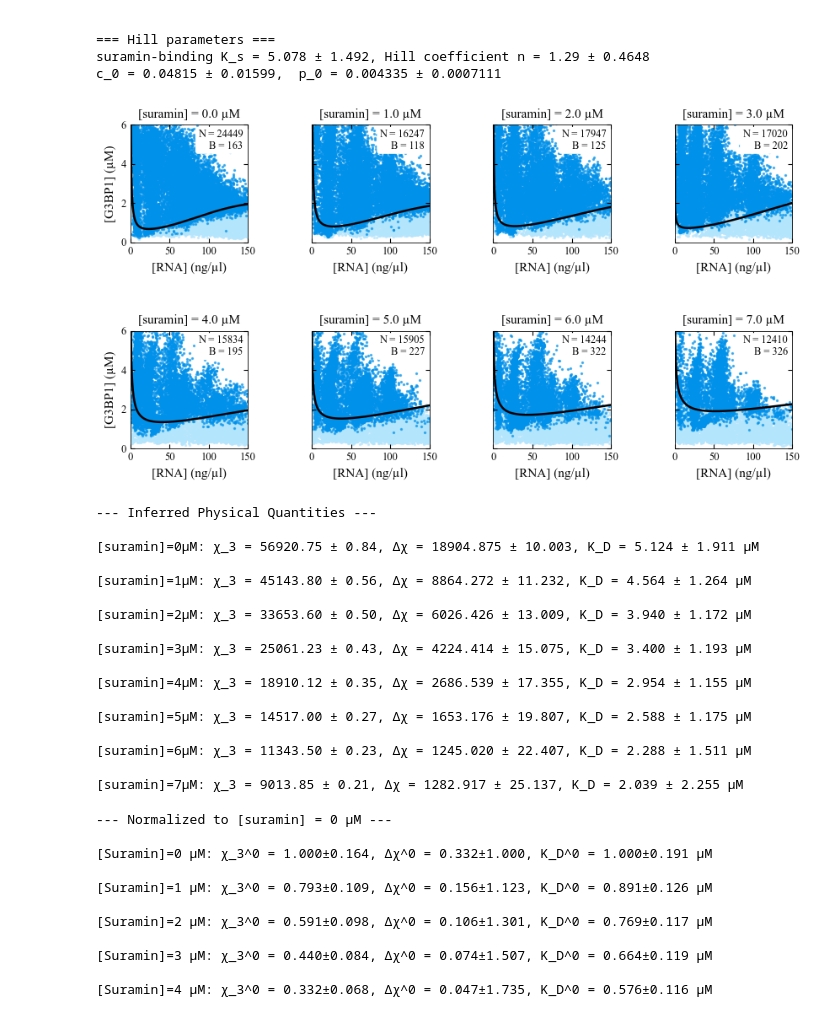
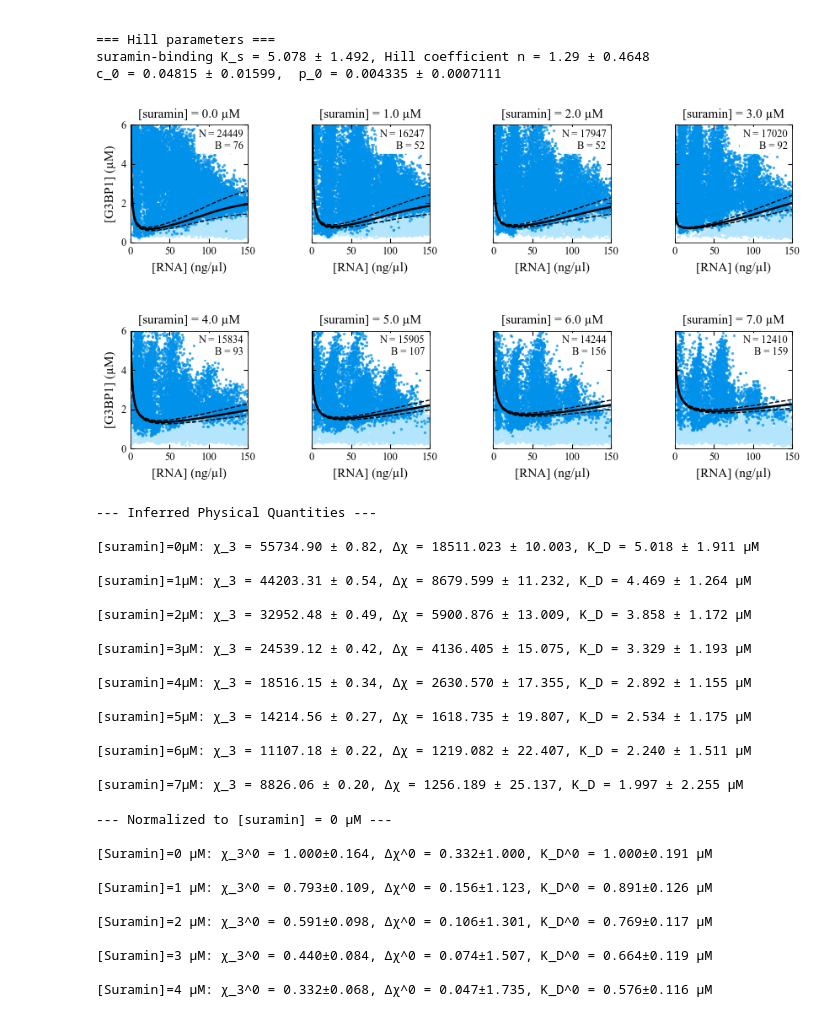
Before and after one commit to jialeqiao/Reentrant-phase-boundary, a Jupyter notebook: Figure_3.ipynb, the cells around one changed output. Saved outputs shown, nothing was run; the diff lists cells and outputs as text; code cells hidden in the pictures.

```diff
--- a/Figure_3.ipynb
+++ b/Figure_3.ipynb
@@ -348,7 +379,7 @@ fig = plt.figure(figsize=(panel_size * ncols, panel_size * nrows))
 axes = fig.subplots(nrows, ncols, sharey=True).flatten()
 
 for ax in axes:
-    ax.set_box_aspect(1)   # ensures square axes (independent of data limits)
+    ax.set_box_aspect(1)   # ensures square axes
 
 xx = np.linspace(1e-5, 150, 500)
 
@@ -363,19 +394,20 @@ for i, ax in enumerate(axes[:nslabs]):
     dil = section[label == 0]
     den = section[label == 1]
 
-    if "colors" in globals():
-        ax.scatter(dil['RNA'], dil['Protein'], s=2, color=colors[0][0], alpha=0.6)
-        ax.scatter(den['RNA'], den['Protein'], s=2, color=colors[0][1], alpha=0.6)
-    else:
-        ax.scatter(dil['RNA'], dil['Protein'], s=2, alpha=0.45)
-        ax.scatter(den['RNA'], den['Protein'], s=2, alpha=0.45)
 
-    X_plot = np.vstack([xx, np.full_like(xx, i, dtype=float)])
-    y_fit = model_global(X_plot, *popt)
+    ax.scatter(dil['RNA'], dil['Protein'], s=2, color='#b3e5fc', alpha=0.6)
+    ax.scatter(den['RNA'], den['Protein'], s=2, color='#0091ea', alpha=0.6)
+
+
+    X_plot, y_fit, yb_lo, yb_hi = get_fit_and_envelope(
+    i, xx, popt, perr, model_global, lower=lower, upper=upper)
+
     ax.plot(xx, y_fit, color="black", lw=1.8)
+    ax.plot(xx, yb_hi, color="black", ls="--", lw=1.0)
+    ax.plot(xx, yb_lo, color="black", ls="--", lw=1.0)
 
     # Data number counts printed in each panel
-    txt = (  f"N = {ndata_total[i]}\n"  f"B = {bcount_fit[i]+bcount_raw[i]}" )
+    txt = (  f"N = {ndata_total[i]}\n"  f"B = {bcount_fit[i]}" )
 
     ax.text(
         0.96, 0.96, txt,
@@ -383,34 +415,34 @@ for i, ax in enumerate(axes[:nslabs]):
         ha="right",
         va="top",
         fontsize=9,
         bbox=dict(boxstyle="round,pad=0.25", facecolor="white", edgecolor="none", alpha=1.0),
         zorder=10
     )
 
     ax.set_xlabel("[RNA] (ng/µl)")
     ax.set_title("[suramin] = " + names[i])
     ax.set_xlim(0, 150)
 
 axes[0].set_ylabel("[G3BP1] (µM)")
 axes[4].set_ylabel("[G3BP1] (µM)")
 
 for ax in axes[nslabs:]:
     ax.remove()
 
 plt.ylim(0, 6)
 
 plt.subplots_adjust(
     left=0.12,
     right=0.98,
     bottom=0.10,
     top=0.90,
     wspace=0.20,   # horizontal spacing
     hspace=0.75    # vertical spacing
 )
 
 plt.show()
 # %% [output]
-[figure, old version]
+[figure, new version]
 # %%
 # Calculate physical parameters:
 # Three-body repulsion χ_3, Competition Δχ, G3BP1-RNA dissociation constant K_D
@@ -511,12 +543,12 @@ for i in range(len(slab_values)):
 # L^1 = 10**3, L^2 = 10**4, 1ng/ul = 0.48 * 10**(-3) uM
 
 # Three-body repulsion
-repulsion_vals = c_vals/(1.8*1000*0.47*1e-9)
-repulsion_err  = c_err /(1.8*1000*0.47*1e-9)
+repulsion_vals = c_vals/(1.8*1000*0.48*1e-9)
+repulsion_err  = c_err /(1.8*1000*0.48*1e-9)
 
 # Competition
-competition_vals = p_vals/(1.8*0.01*0.47*0.1)
-competition_err  = p_err /(1.8*0.01*0.47*0.1)
+competition_vals = p_vals/(1.8*0.01*0.48*0.1)
+competition_err  = p_err /(1.8*0.01*0.48*0.1)
 
 # G3BP1-RNA dissociation constant
 kd_vals = ratio_vals * ((2*100)/(1.8))
@@ -535,21 +567,21 @@ for S, v_1, v_2, v_3, e_1, e_2, e_3 in zip(slab_values,
 # %% [output]
 --- Inferred Physical Quantities ---
 
-[suramin]=0µM: χ_3 = 56920.75 ± 0.84, Δχ = 18904.875 ± 10.003, K_D = 5.124 ± 1.911 μM
+[suramin]=0µM: χ_3 = 55734.90 ± 0.82, Δχ = 18511.023 ± 10.003, K_D = 5.018 ± 1.911 μM
 
-[suramin]=1µM: χ_3 = 45143.80 ± 0.56, Δχ = 8864.272 ± 11.232, K_D = 4.564 ± 1.264 μM
+[suramin]=1µM: χ_3 = 44203.31 ± 0.54, Δχ = 8679.599 ± 11.232, K_D = 4.469 ± 1.264 μM
 
-[suramin]=2µM: χ_3 = 33653.60 ± 0.50, Δχ = 6026.426 ± 13.009, K_D = 3.940 ± 1.172 μM
+[suramin]=2µM: χ_3 = 32952.48 ± 0.49, Δχ = 5900.876 ± 13.009, K_D = 3.858 ± 1.172 μM
 
-[suramin]=3µM: χ_3 = 25061.23 ± 0.43, Δχ = 4224.414 ± 15.075, K_D = 3.400 ± 1.193 μM
+[suramin]=3µM: χ_3 = 24539.12 ± 0.42, Δχ = 4136.405 ± 15.075, K_D = 3.329 ± 1.193 μM
 
-[suramin]=4µM: χ_3 = 18910.12 ± 0.35, Δχ = 2686.539 ± 17.355, K_D = 2.954 ± 1.155 μM
+[suramin]=4µM: χ_3 = 18516.15 ± 0.34, Δχ = 2630.570 ± 17.355, K_D = 2.892 ± 1.155 μM
 
-[suramin]=5µM: χ_3 = 14517.00 ± 0.27, Δχ = 1653.176 ± 19.807, K_D = 2.588 ± 1.175 μM
+[suramin]=5µM: χ_3 = 14214.56 ± 0.27, Δχ = 1618.735 ± 19.807, K_D = 2.534 ± 1.175 μM
 
-[suramin]=6µM: χ_3 = 11343.50 ± 0.23, Δχ = 1245.020 ± 22.407, K_D = 2.288 ± 1.511 μM
+[suramin]=6µM: χ_3 = 11107.18 ± 0.22, Δχ = 1219.082 ± 22.407, K_D = 2.240 ± 1.511 μM
 
-[suramin]=7µM: χ_3 = 9013.85 ± 0.21, Δχ = 1282.917 ± 25.137, K_D = 2.039 ± 2.255 μM
+[suramin]=7µM: χ_3 = 8826.06 ± 0.20, Δχ = 1256.189 ± 25.137, K_D = 1.997 ± 2.255 μM
 # %%
 # --------------------------------------------------------------
 # Normalize to first point [suramin] = 0 µM
```
Also changed, not shown: parts of 3 cells of this notebook, 2 other files.
